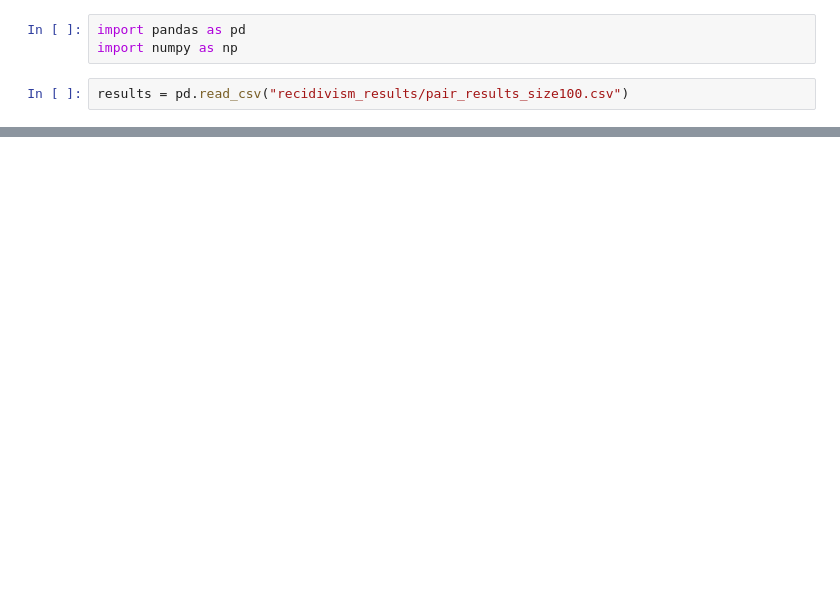
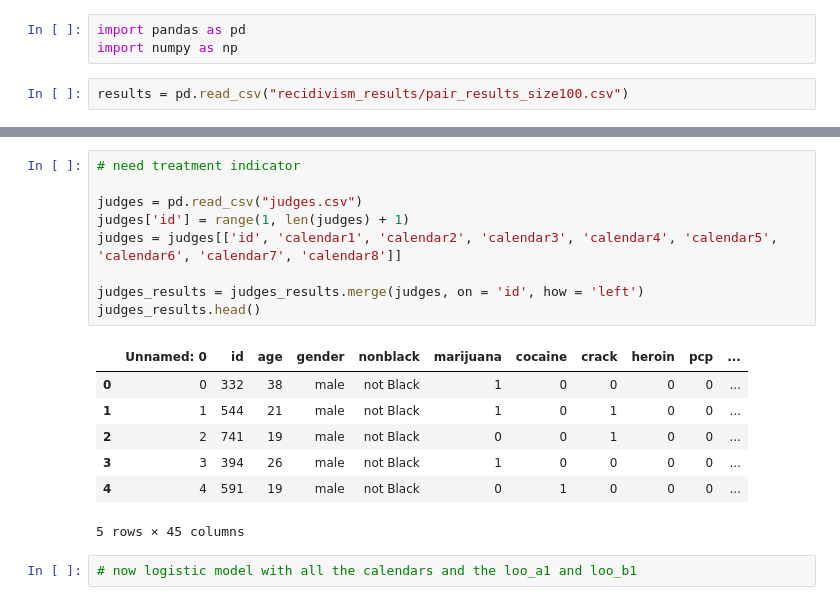
Before and after one commit to jaylinlowe/llm-rct, a Jupyter notebook: Recidivism/recidivism_analysis.ipynb, the cells around one changed output, grey strips where cells are left out. Drawn from its saved outputs; the diff is of its cells as text; blank space fills up the shorter version.

```diff
--- a/Recidivism/recidivism_analysis.ipynb
+++ b/Recidivism/recidivism_analysis.ipynb
@@ -32,0 +303,19 @@ is more likely to be arrested again, on any criminal charge, in the next four ye
+# %%
+# need treatment indicator
+
+judges = pd.read_csv("judges.csv")
+judges['id'] = range(1, len(judges) + 1)
+judges = judges[['id', 'calendar1', 'calendar2', 'calendar3', 'calendar4', 'calendar5', 'calendar6', 'calendar7', 'calendar8']]
+
+judges_results = judges_results.merge(judges, on = 'id', how = 'left')
+judges_results.head()
+# %% [output]
+|  | Unnamed: 0 | id | age | gender | nonblack | marijuana | cocaine | crack | heroin | pcp | ... |
+| 0 | 0 | 332 | 38 | male | not Black | 1 | 0 | 0 | 0 | 0 | ... |
+| 1 | 1 | 544 | 21 | male | not Black | 1 | 0 | 1 | 0 | 0 | ... |
+| 2 | 2 | 741 | 19 | male | not Black | 0 | 0 | 1 | 0 | 0 | ... |
+| 3 | 3 | 394 | 26 | male | not Black | 1 | 0 | 0 | 0 | 0 | ... |
+| 4 | 4 | 591 | 19 | male | not Black | 0 | 1 | 0 | 0 | 0 | ... |
+5 rows × 45 columns
+# %%
+# now logistic model with all the calendars and the loo_a1 and loo_b1
```
Also changed, not shown: parts of 23 cells of this notebook, 4 other files.
